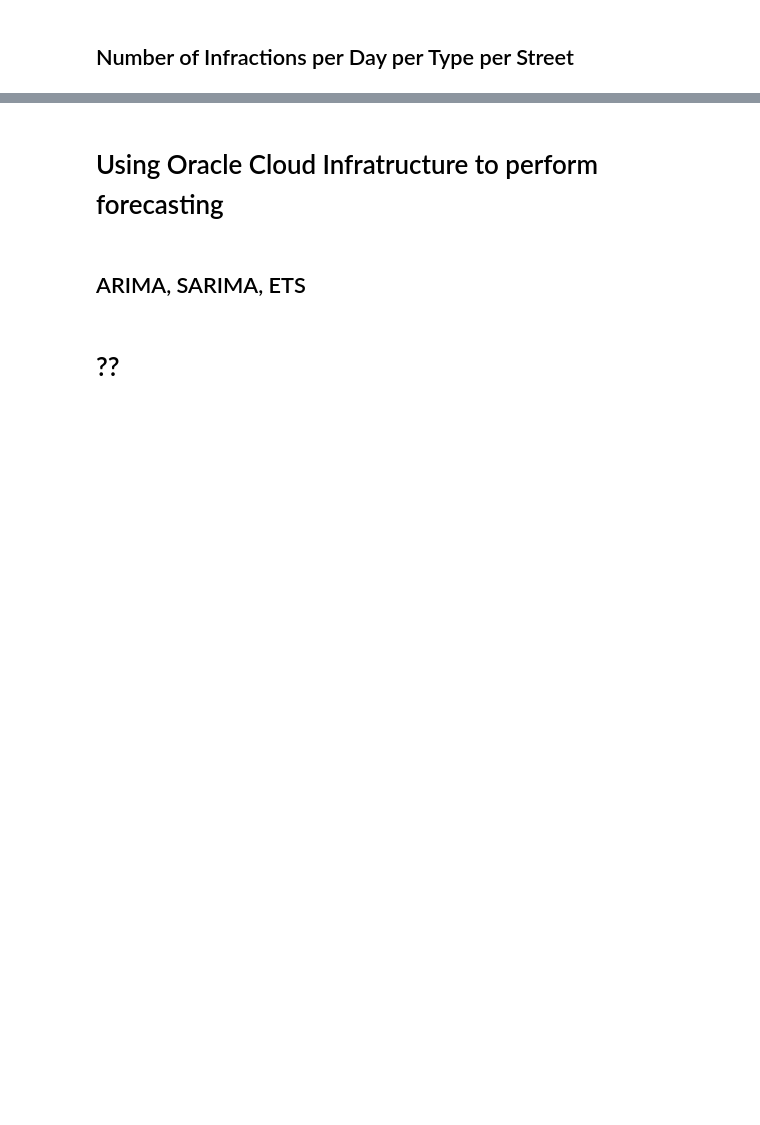
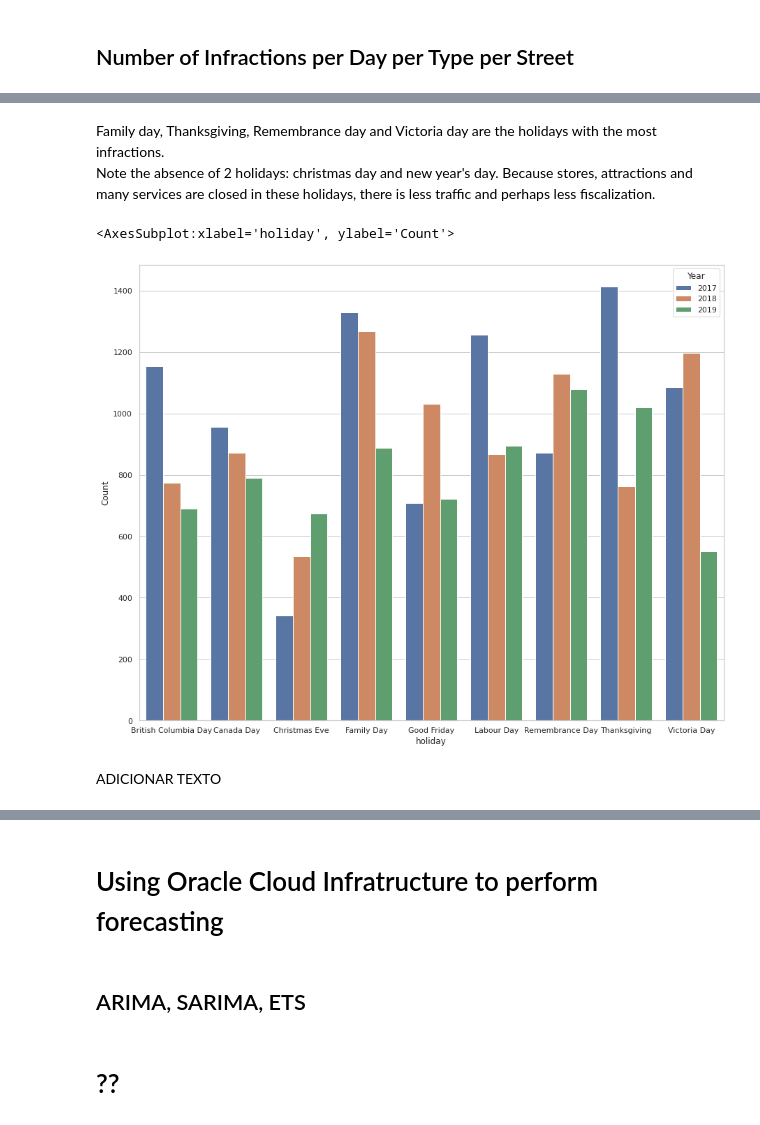
Before and after one commit to anafsa/ChildrenOfJupyter, a Jupyter notebook: Stage-2/Irregular Parking/Identification of patterns and prediction of irregular parking.ipynb, the cells around one changed output, grey strips where cells are left out. Saved outputs shown, nothing was run; the diff lists cells and outputs as text; code cells hidden in the pictures; blank space fills up the shorter version.

```diff
--- a/Stage-2/Irregular Parking/Identification of patterns and prediction of irregular parking.ipynb
+++ b/Stage-2/Irregular Parking/Identification of patterns and prediction of irregular parking.ipynb
@@ -200,0 +405,17 @@ Juntar variáveis externas e
+# %% [markdown]
+Family day, Thanksgiving, Remembrance day and Victoria day are the holidays with the most infractions.
+Note the absence of 2 holidays: christmas day and new year's day. Because stores, attractions and many services are closed in these holidays, there is less traffic and perhaps less fiscalization.
+# %%
+# Infractions per holiday per year
+infrac_per_holyday_year = df_parking_holidays.groupby(['Year', 'holiday']) \
+                                .count() \
+                                .rename(columns={'Block':'Count'})[['Count']]\
+                                .reset_index()
+
+fig, ax = pyplot.subplots(figsize=(15,12))
+sns.barplot(x="holiday", y="Count", hue="Year", data=infrac_per_holyday_year, ax=ax)
+# %% [output]
+<AxesSubplot:xlabel='holiday', ylabel='Count'>
+[figure, added]
+# %% [markdown]
+ADICIONAR TEXTO
```
Also changed, not shown: parts of 37 cells of this notebook.
